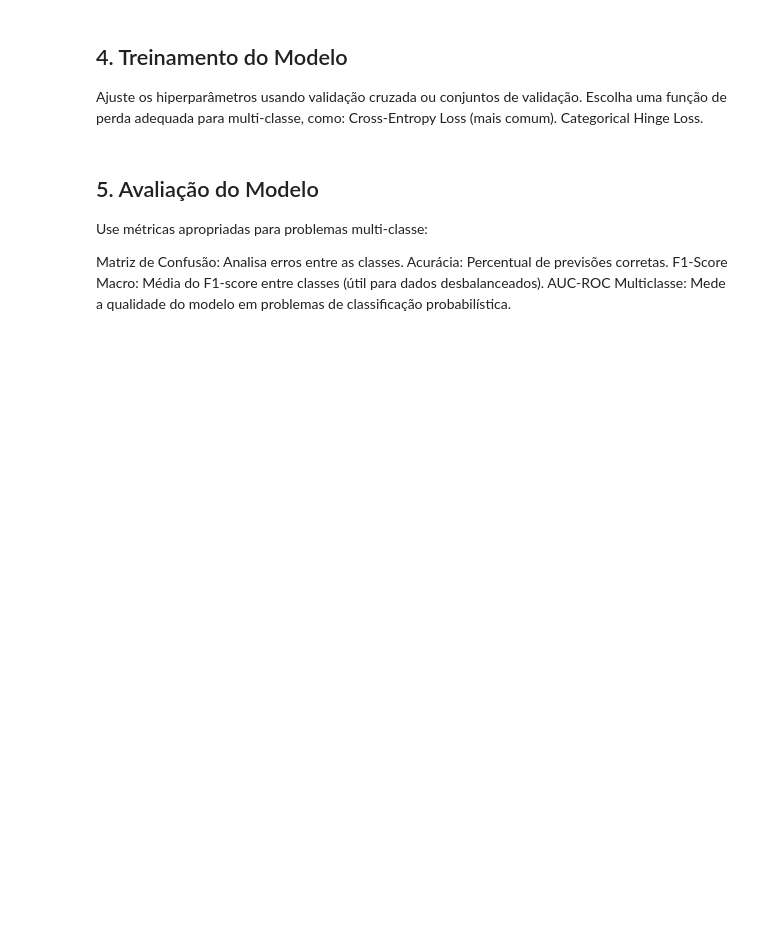
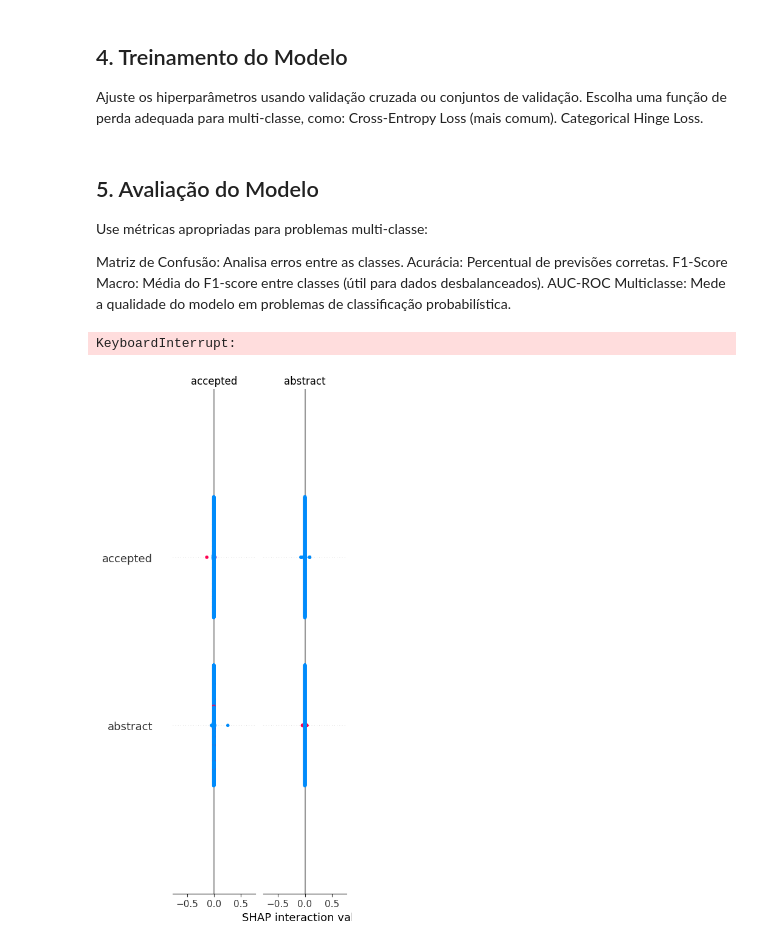
Before and after one commit to Carabinero/politeness-review-classification, a Jupyter notebook: politeness_convencional_v1_1.ipynb, the cells around one changed output. Drawn from its saved outputs; the diff is of its cells as text; code cells hidden in the pictures; blank space fills up the shorter version.

```diff
--- a/politeness_convencional_v1_1.ipynb
+++ b/politeness_convencional_v1_1.ipynb
@@ -544,3 +613,36 @@ Matriz de Confusão: Analisa erros entre as classes.
 Acurácia: Percentual de previsões corretas.
 F1-Score Macro: Média do F1-score entre classes (útil para dados desbalanceados).
 AUC-ROC Multiclasse: Mede a qualidade do modelo em problemas de classificação probabilística.
+# %%
+# vect.get_feature_names_out()
+
+from sklearn.metrics import auc
+import shap
+
+rf_model_5 = trained_models[5]['RandomForestClassifier']
+
+med_5 = X_train_5.mean().values.reshape((1, X_train_5.shape[1]))
+
+# Create object that can calculate shap values
+explainer = shap.KernelExplainer(rf_model_5.predict_proba, med_5)
+
+# Calculate Shap values
+shap_values = explainer.shap_values(X_test_5, nsamples=len(X_train_5))
+
+shap_values_tone_5 = shap_values[1]
+
+shap.summary_plot(shap_values_tone_5, X_test_5, vect.get_feature_names_out(), show=False, color_bar=True,
+                          max_display=10,
+                          plot_size=(11, 8))
+
+# shap.summary_plot(shap_values[1], X_test_5.iloc[0:len(X_test_5), :], vect.get_feature_names_out(), show=False, color_bar=True,max_display=10,plot_size=(11, 8))
+# %% [output]
+KeyboardInterrupt:
+# %%
+shap_values_tone_5 = np.load("my_3d_array.npy")
+
+shap.summary_plot(shap_values_tone_5, X_test_5, vect.get_feature_names_out(), show=False, color_bar=True,
+                          max_display=10,
+                          plot_size=(11, 8))
+# %% [output]
+[figure, added]
```
Also changed, not shown: parts of 17 cells of this notebook.
